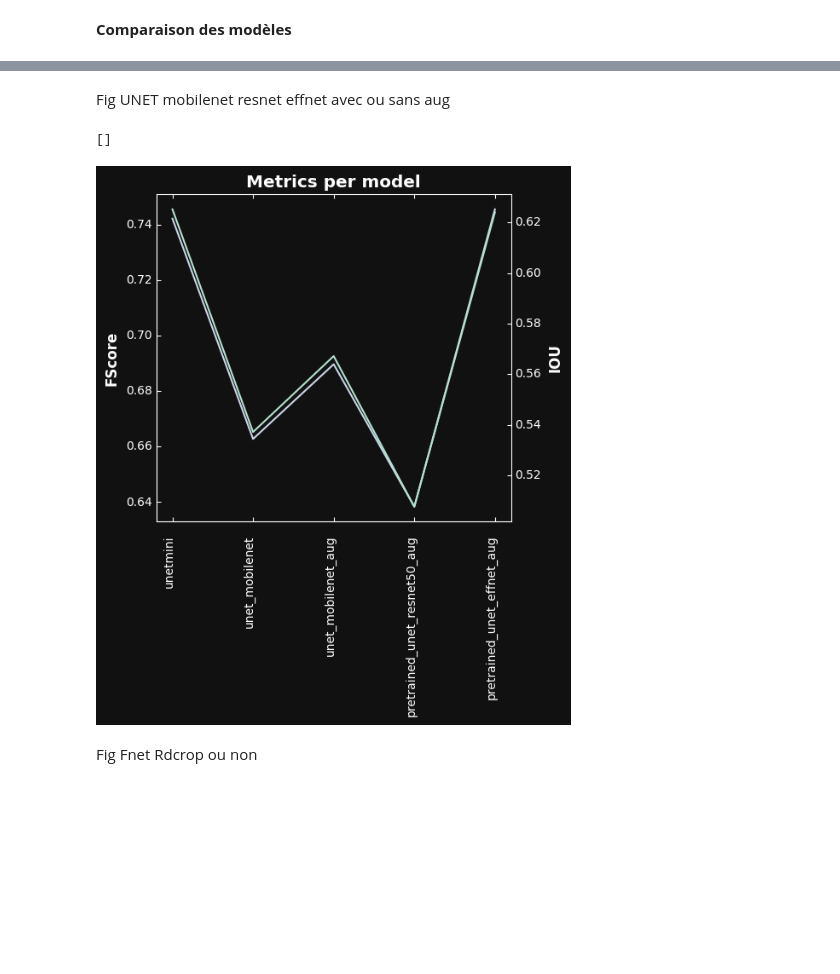
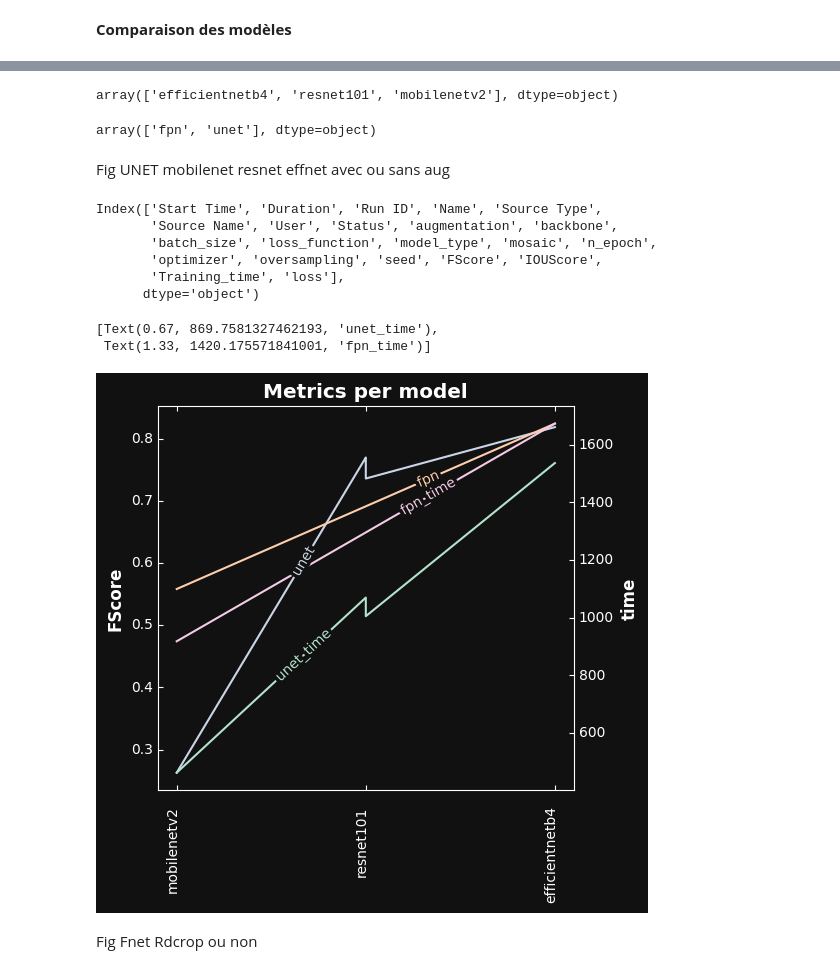
Before and after one commit to lefpradier/urban-segmentation-app, a Jupyter notebook: tests_init.ipynb, the cells around one changed output, grey strips where cells are left out. Drawn from its saved outputs; the diff is of its cells as text; code cells hidden in the pictures; blank space fills up the shorter version.

```diff
--- a/tests_init.ipynb
+++ b/tests_init.ipynb
@@ -595,47 +610,76 @@ runs = pd.read_csv("/home/lpradier/Téléchargements/runs (8).csv")
 #     | runs["Name"].str.contains("bert")
 # ]
 # runs = runs[~runs["Name"].str.contains("_v")]
+# %%
+runs["backbone"].unique()
+# %% [output]
+array(['efficientnetb4', 'resnet101', 'mobilenetv2'], dtype=object)
+# %%
+runs["model_type"].unique()
+# %% [output]
+array(['fpn', 'unet'], dtype=object)
 # %% [markdown]
 Fig UNET mobilenet resnet effnet avec ou sans aug
+# %%
+runs["backbone"] = pd.Categorical(
+    runs["backbone"], categories=["mobilenetv2", "resnet101", "efficientnetb4"]
+)
+# %%
+runs["model_type"] = pd.Categorical(runs["model_type"], categories=["unet", "fpn"])
+# %%
+runs.sort_values(["backbone", "model_type"], inplace=True)
+runs.dropna(subset=["backbone", "model_type"], inplace=True)
 # %%
-runs["Name"] = pd.Categorical(
-    runs["Name"],
-    categories=[
-        "unetmini",
-        "unet_mobilenet",
-        "unet_mobilenet_aug",
-        "pretrained_unet_resnet50_aug",
-        "pretrained_unet_effnet_aug",
-    ],
-)
-runs.sort_values("Name", inplace=True)
-runs.dropna(subset="Name", inplace=True)
+# runs["Name"] = pd.Categorical(
+#     runs["Name"],
+#     categories=[
+#         "unetmini",
+#         "unet_mobilenet",
+#         "unet_mobilenet_aug",
+#         "pretrained_unet_resnet50_aug",
+#         "pretrained_unet_effnet_aug",
+#     ],
+# )
+# runs.sort_values("Name", inplace=True)
+# runs.dropna(subset="Name", inplace=True)
+# %%
+runs.columns
+# %% [output]
+Index(['Start Time', 'Duration', 'Run ID', 'Name', 'Source Type',
+       'Source Name', 'User', 'Status', 'augmentation', 'backbone',
+       'batch_size', 'loss_function', 'model_type', 'mosaic', 'n_epoch',
+       'optimizer', 'oversampling', 'seed', 'FScore', 'IOUScore',
+       'Training_time', 'loss'],
+      dtype='object')
 # %%
 plt.style.use("custom_dark")
 
 fig = plt.figure()
 
 host = fig.add_axes([0.15, 0.1, 0.65, 0.8], axes_class=HostAxes)
 par1 = host.get_aux_axes(viewlim_mode=None, sharex=host)
 host.axis["right"].set_visible(False)
 
 par1.axis["right"].set_visible(True)
 par1.axis["right"].major_ticklabels.set_visible(True)
 par1.axis["right"].label.set_visible(True)
-
-host.plot(runs["Name"], runs["FScore"])
-par1.plot(runs["Name"], runs["IOUScore"])
-
+runs1 = runs[runs["model_type"] == "unet"]
+runs2 = runs[runs["model_type"] == "fpn"]
+host.plot(runs1["backbone"], runs1["FScore"], label="unet")
+par1.plot(runs1["backbone"], runs1["Training_time"], label="unet_time")
+host.plot(runs2["backbone"], runs2["FScore"], label="fpn")
+par1.plot(runs2["backbone"], runs2["Training_time"], label="fpn_time")
 host.set(ylabel="FScore")
-par1.set(ylabel="IOU")
+par1.set(ylabel="time")
 
 plt.setp(host.axis["bottom"].major_ticklabels, rotation=90, ha="right")
 host.set_title("Metrics per model")
 labelLines(host.get_lines())
 labelLines(par1.get_lines())
 # %% [output]
-[]
+[Text(0.67, 869.7581327462193, 'unet_time'),
+ Text(1.33, 1420.175571841001, 'fpn_time')]
-[figure, old version]
+[figure, new version]
 # %% [markdown]
 Fig Fnet Rdcrop ou non
 # %% [markdown]
```
Also changed, not shown: parts of 7 cells of this notebook, 11 other files.
